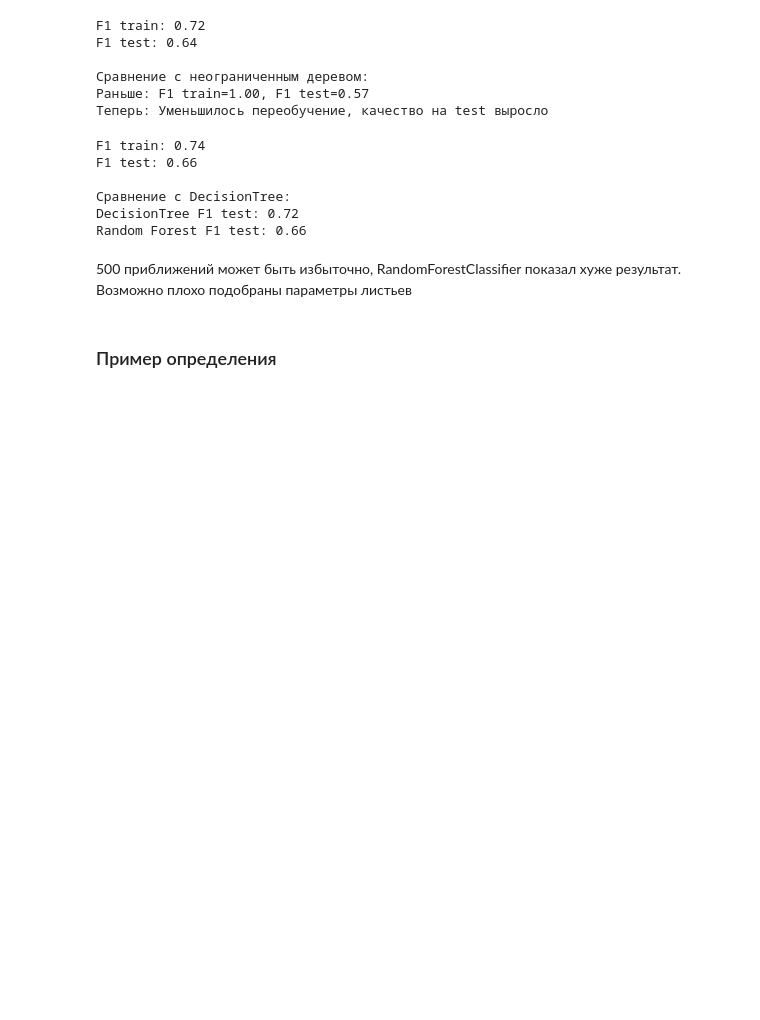
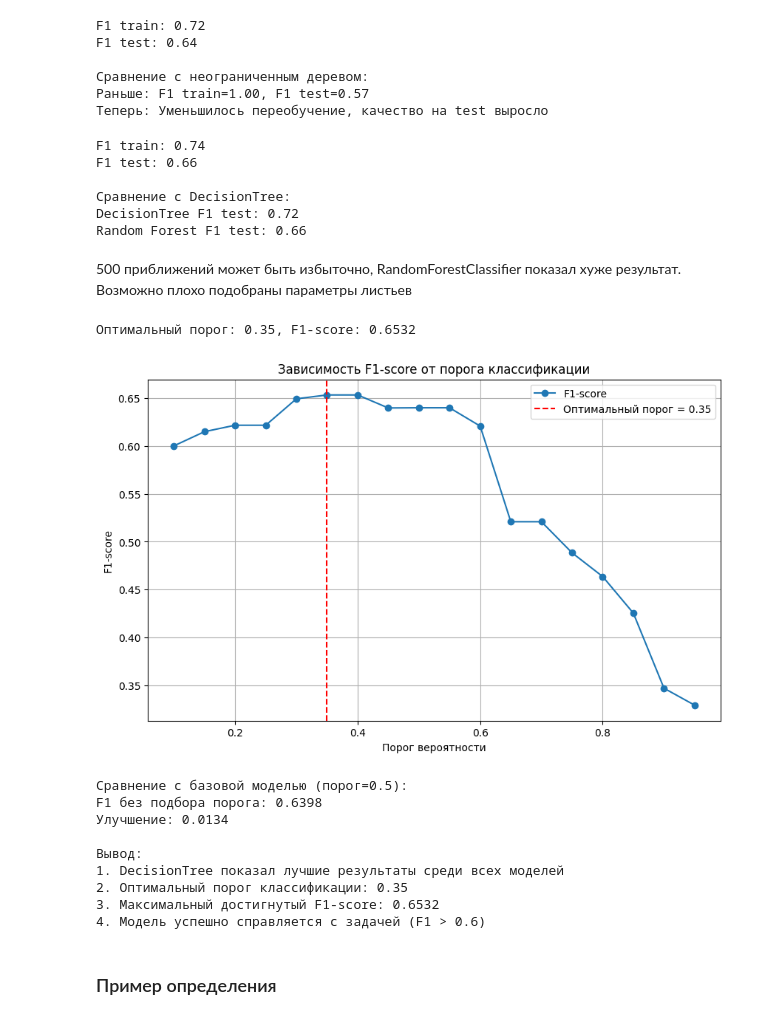
Before and after one commit to UlyanaGru/ml_practice, a Jupyter notebook: ml_practice.ipynb, the cells around one changed output. Saved outputs shown, nothing was run; the diff lists cells and outputs as text; code cells hidden in the pictures; blank space fills up the shorter version.

Commit message:
scpecify thresholds

```diff
--- a/ml_practice.ipynb
+++ b/ml_practice.ipynb
@@ -515,5 +515,58 @@ DecisionTree F1 test: 0.72
 Random Forest F1 test: 0.66
 # %% [markdown]
 500 приближений может быть избыточно, RandomForestClassifier показал хуже результат. Возможно плохо подобраны параметры листьев
+# %%
+# Получение вероятностей для лучшей модели
+y_proba_test = dt_pruned.predict_proba(X_test)[:, 1]
+# Подбор оптимального порога
+thresholds = np.arange(0.1, 1.0, 0.05)
+best_threshold = 0.5
+best_f1 = 0
+f1_scores = []
+for threshold in thresholds:
+    y_pred_thresh = (y_proba_test >= threshold).astype(int)
+    current_f1 = f1_score(y_test, y_pred_thresh)
+    f1_scores.append(current_f1)
+    if current_f1 > best_f1:
+        best_f1 = current_f1
+        best_threshold = threshold
+print(f"Оптимальный порог: {best_threshold:.2f}, F1-score: {best_f1:.4f}")
+# Визуализация
+plt.figure(figsize=(10, 6))
+plt.plot(thresholds, f1_scores, marker='o', label='F1-score')
+plt.axvline(x=best_threshold, color='r', linestyle='--',
+            label=f'Оптимальный порог = {best_threshold:.2f}')
+plt.xlabel('Порог вероятности')
+plt.ylabel('F1-score')
+plt.title('Зависимость F1-score от порога классификации')
+plt.legend()
+plt.grid()
+plt.show()
+# Сравнение с предыдущими результатами
+print("\nСравнение с базовой моделью (порог=0.5):")
+base_f1 = f1_score(y_test, dt_pruned.predict(X_test))
+print(f"F1 без подбора порога: {base_f1:.4f}")
+print(f"Улучшение: {best_f1 - base_f1:.4f}")
+# Итоговый вывод
+print("\nВывод:")
+print("1. DecisionTree показал лучшие результаты среди всех моделей")
+print("2. Оптимальный порог классификации: {:.2f}".format(best_threshold))
+print("3. Максимальный достигнутый F1-score: {:.4f}".format(best_f1))
+if best_f1 >= 0.6:
+    print("4. Модель успешно справляется с задачей (F1 > 0.6)")
+else:
+    print("4. Модель требует доработки (F1 < 0.6)")
+# %% [output]
+Оптимальный порог: 0.35, F1-score: 0.6532
+[figure, added]
+Сравнение с базовой моделью (порог=0.5):
+F1 без подбора порога: 0.6398
+Улучшение: 0.0134
+
+Вывод:
+1. DecisionTree показал лучшие результаты среди всех моделей
+2. Оптимальный порог классификации: 0.35
+3. Максимальный достигнутый F1-score: 0.6532
+4. Модель успешно справляется с задачей (F1 > 0.6)
 # %% [markdown]
 ### Пример определения
```
